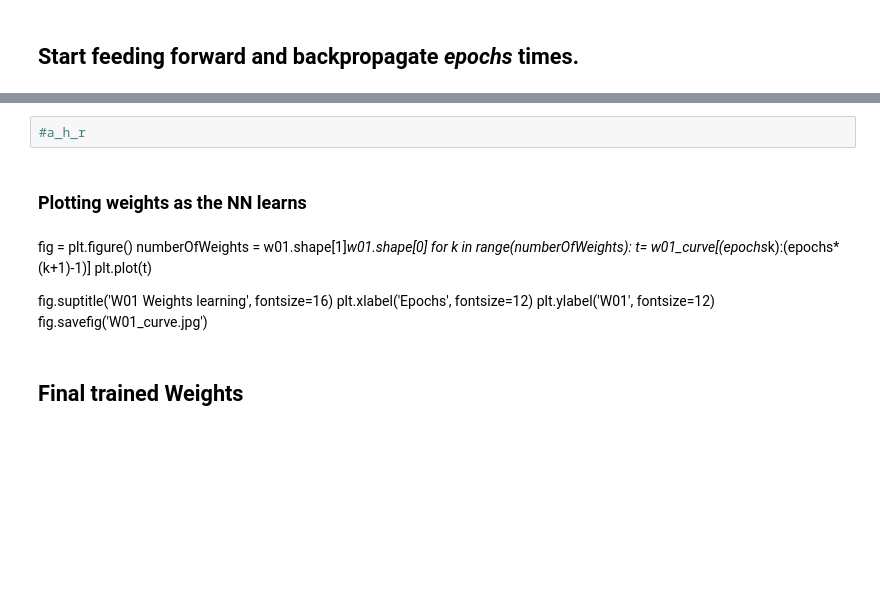
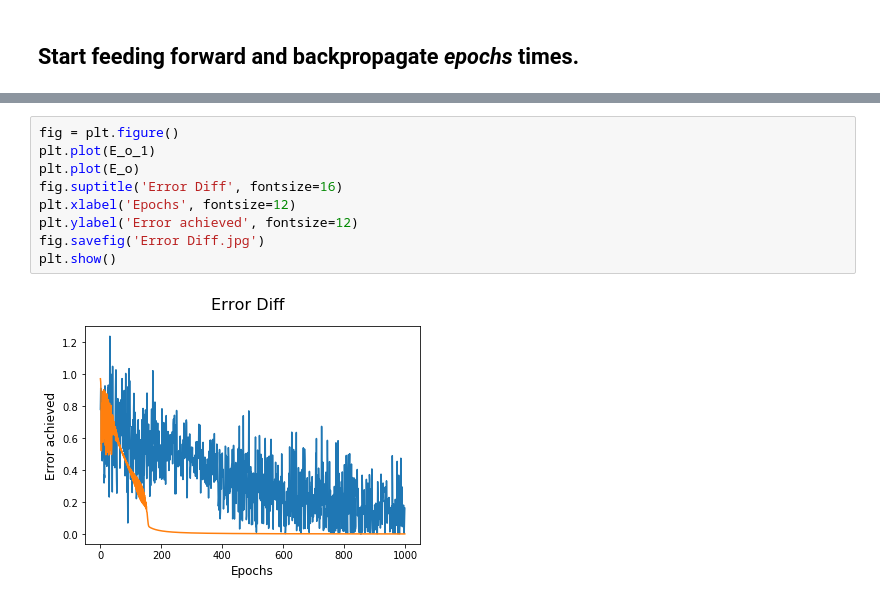
Before and after one commit to etzimopoulos/COURSE-DSDJ-Zero-to-Deep-Dive-ML, a Jupyter notebook: Week 4 HW - XOR Neural Network_refactoringNNtoClassObject.ipynb, the cells around one changed output, grey strips where cells are left out. Drawn from its saved outputs; the diff is of its cells as text; blank space fills up the shorter version.

```diff
--- a/Week 4 HW - XOR Neural Network_refactoringNNtoClassObject.ipynb
+++ b/Week 4 HW - XOR Neural Network_refactoringNNtoClassObject.ipynb
@@ -240,17 +288,11 @@ Learning Rate: 3
-# %%
-#a_h_r
-# %% [markdown]
-### Plotting weights as the NN learns
-# %% [markdown]
-fig = plt.figure()
-numberOfWeights = w01.shape[1]*w01.shape[0]
-for k in range(numberOfWeights):
-    t= w01_curve[(epochs*k):(epochs*(k+1)-1)]
-    plt.plot(t)
-
-fig.suptitle('W01 Weights learning', fontsize=16)
-plt.xlabel('Epochs', fontsize=12)
-plt.ylabel('W01', fontsize=12)
-fig.savefig('W01_curve.jpg')
-# %% [markdown]
-## Final trained Weights
+# %%
+fig = plt.figure()
+plt.plot(E_o_1)
+plt.plot(E_o)
+fig.suptitle('Error Diff', fontsize=16)
+plt.xlabel('Epochs', fontsize=12)
+plt.ylabel('Error achieved', fontsize=12)
+fig.savefig('Error Diff.jpg')
+plt.show()
+# %% [output]
+[figure, added]
```
Also changed, not shown: parts of 4 cells of this notebook, 5 other files.
